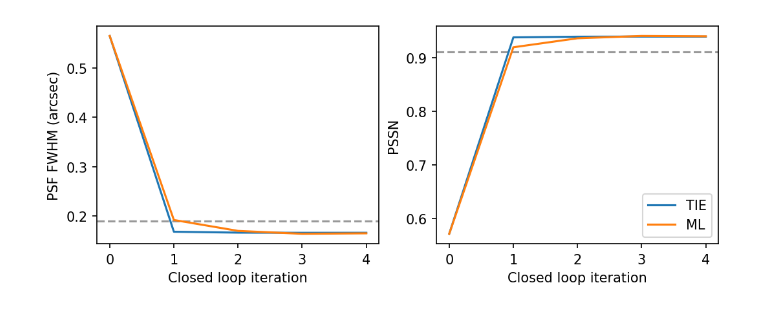
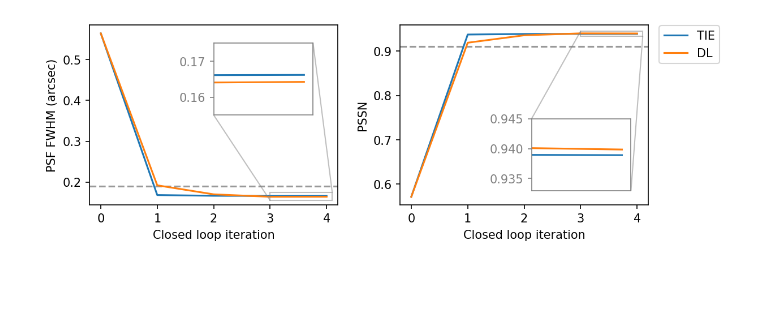
Before and after one commit to jfcrenshaw/aos_notebooks, a Jupyter notebook: plot_closed_loop.ipynb, the cells around one changed output. Saved outputs shown, nothing was run; the diff lists cells and outputs as text; code cells hidden in the pictures; blank space fills up the shorter version.

```diff
--- a/plot_closed_loop.ipynb
+++ b/plot_closed_loop.ipynb
@@ -23,35 +23,57 @@ for i in range(5):
 # %%
 fig, axes = plt.subplots(
     1,
     2,
-    figsize=(7, 2.75),
+    figsize=(8.5, 2.75),
     dpi=150,
-    constrained_layout=True,
+    constrained_layout=False,
 )
 
+# Plot FWHM on the left
 axes[0].plot(fwhm_exp)
 axes[0].plot(fwhm_ml)
 axes[0].axhline(
     0.19,
     c="gray",
     ls="--",
     alpha=0.8,
     zorder=0,
 )
 axes[0].set(xlabel="Closed loop iteration", ylabel="PSF FWHM (arcsec)")
 
+# Add the inset on the left
+axin_left = axes[0].inset_axes([0.5, 0.5, 0.4, 0.4], xticks=[], xlim=(3, 4.1), ylim=(0.155, 0.175))
+axin_left.plot(fwhm_exp)
+axin_left.plot(fwhm_ml)
+axin_left.tick_params(colors='gray')
+axin_left.spines[:].set_color("gray")
+axes[0].indicate_inset_zoom(axin_left, edgecolor="gray")
+
+# Plot PSSN on the right
 axes[1].plot(pssn_exp, label="TIE")
-axes[1].plot(pssn_ml, label="ML")
+axes[1].plot(pssn_ml, label="DL")
 axes[1].axhline(
     0.91,
     c="gray",
     ls="--",
     alpha=0.8,
     zorder=0,
 )
 axes[1].set(xlabel="Closed loop iteration", ylabel="PSSN")
-axes[1].legend()
 
-fig.savefig("figures/closed_loop.pdf")
+# Add the inset on the right
+axin_right = axes[1].inset_axes([0.53, 0.08, 0.4, 0.4], xticks=[], xlim=(3, 4.1), ylim=(0.933, 0.945))
+axin_right.plot(pssn_exp)
+axin_right.plot(pssn_ml)
+axin_right.tick_params(colors='gray')
+axin_right.spines[:].set_color("gray")
+axes[1].indicate_inset_zoom(axin_right, edgecolor="gray")
+
+axes[1].legend(bbox_to_anchor=(1.02, 1.03), loc="upper left")
+
+plt.subplots_adjust(wspace=0.25)
+
+
+fig.savefig("figures/closed_loop.pdf", bbox_inches="tight")
 # %% [output]
-[figure, old version]
+[figure, new version]
```
Also changed, not shown: 3 other files.
